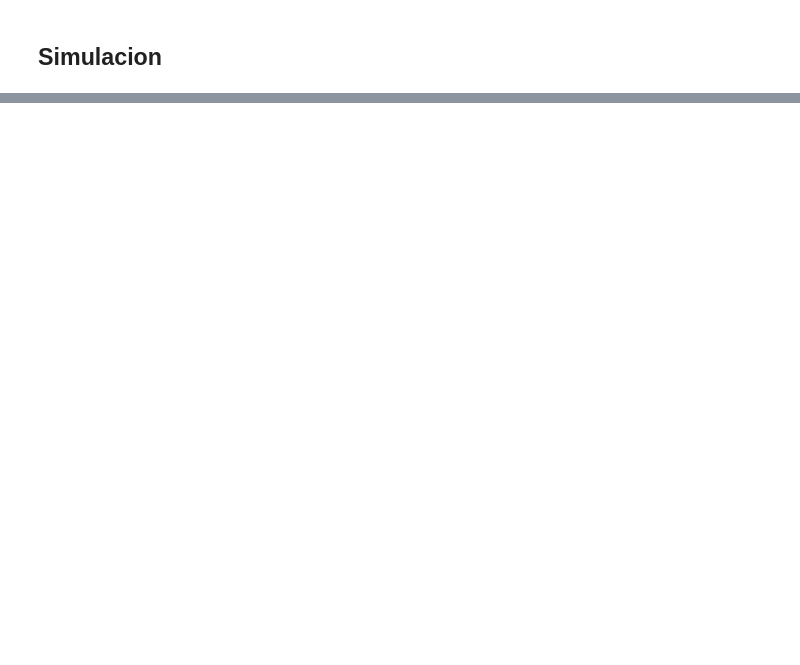
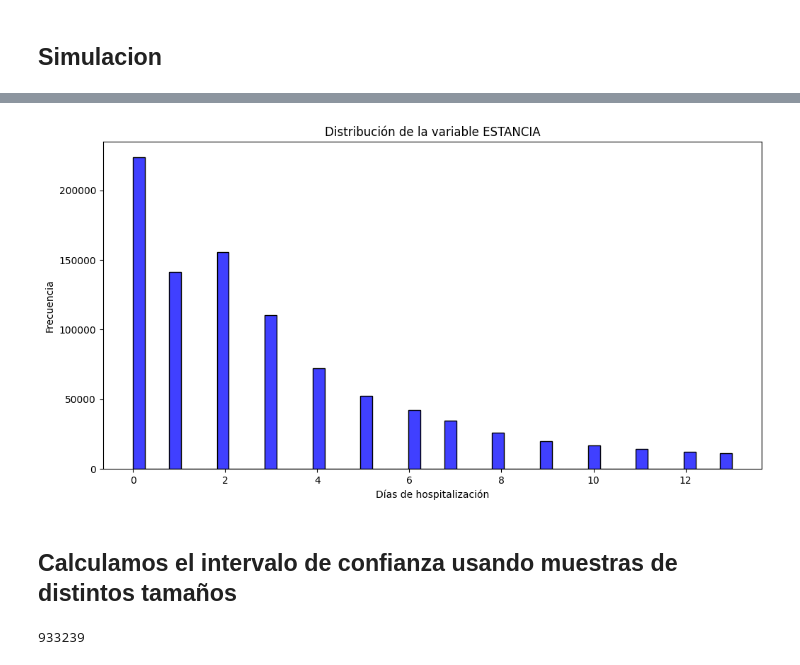
Before and after one commit to LuisPinoV/InferenciaEstadistica, a Jupyter notebook: Proyecto.ipynb, the cells around one changed output, grey strips where cells are left out. Cells and saved outputs as stored; diff of their text form; code cells hidden in the pictures; blank space fills up the shorter version.

```diff
--- a/Proyecto.ipynb
+++ b/Proyecto.ipynb
@@ -249,0 +331,16 @@ Estadísticas descriptivas por nivel de severidad:
+# %%
+# Histograma
+plt.figure(figsize=(12, 6))
+sns.histplot(no_outliers["DIAS_ESTANCIA"], bins=50, color='blue')
+plt.title('Distribución de la variable ESTANCIA')
+plt.xlabel('Días de hospitalización')
+plt.ylabel('Frecuencia')
+plt.show()
+# %% [output]
+[figure, added]
+# %% [markdown]
+## Calculamos el intervalo de confianza usando muestras de distintos tamaños
+# %%
+len(no_outliers)
+# %% [output]
+933239
```
Also changed, not shown: parts of 16 cells of this notebook.
